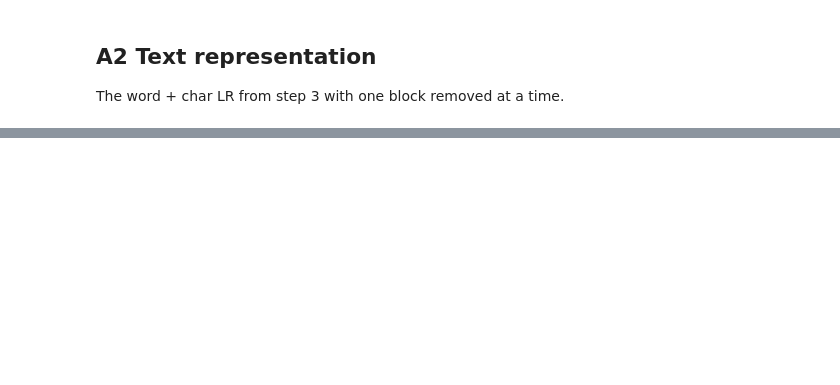
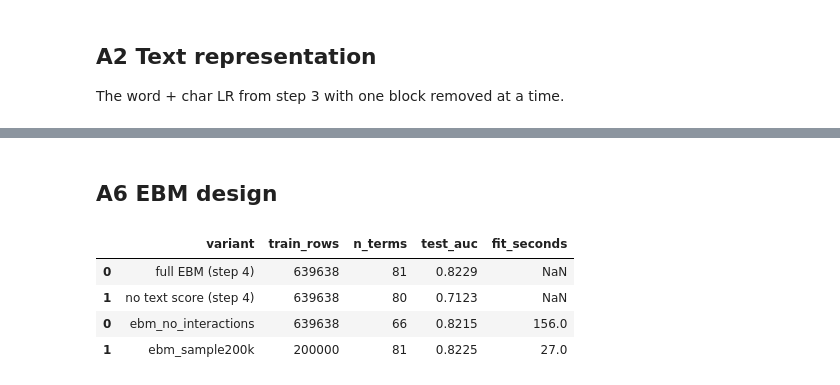
Before and after one commit to ssufiya/cs3244_group1, a Jupyter notebook: notebooks/09_ablations.ipynb, the cells around one changed output, grey strips where cells are left out. Cells and saved outputs as stored; diff of their text form; code cells hidden in the pictures; blank space fills up the shorter version.

```diff
--- a/notebooks/09_ablations.ipynb
+++ b/notebooks/09_ablations.ipynb
@@ -96,0 +133,15 @@ U.show(pd.DataFrame(rows))
+# %% [markdown]
+## A6 EBM design
+# %%
+# Interactions and training-set size
+a6 = U.read_json(A / "a6_ebm_design.json")
+ref = pd.DataFrame([{"variant": "full EBM (step 4)", "train_rows": 639638, "n_terms": 81, "test_auc": 0.8229},
+                    {"variant": "no text score (step 4)", "train_rows": 639638, "n_terms": 80, "test_auc": 0.7123}])
+U.show(pd.concat([ref, pd.DataFrame([{"variant": k, "train_rows": v["train_rows"], "n_terms": v["n_terms"], "test_auc": v["test"]["roc_auc"],
+                                      "fit_seconds": v["fit_seconds"]} for k, v in a6.items()])]))
+# %% [output]
+|  | variant | train_rows | n_terms | test_auc | fit_seconds |
+| 0 | full EBM (step 4) | 639638 | 81 | 0.8229 | NaN |
+| 1 | no text score (step 4) | 639638 | 80 | 0.7123 | NaN |
+| 0 | ebm_no_interactions | 639638 | 66 | 0.8215 | 156.0 |
+| 1 | ebm_sample200k | 200000 | 81 | 0.8225 | 27.0 |
```
Also changed, not shown: parts of 11 cells of this notebook, 20 other files.
